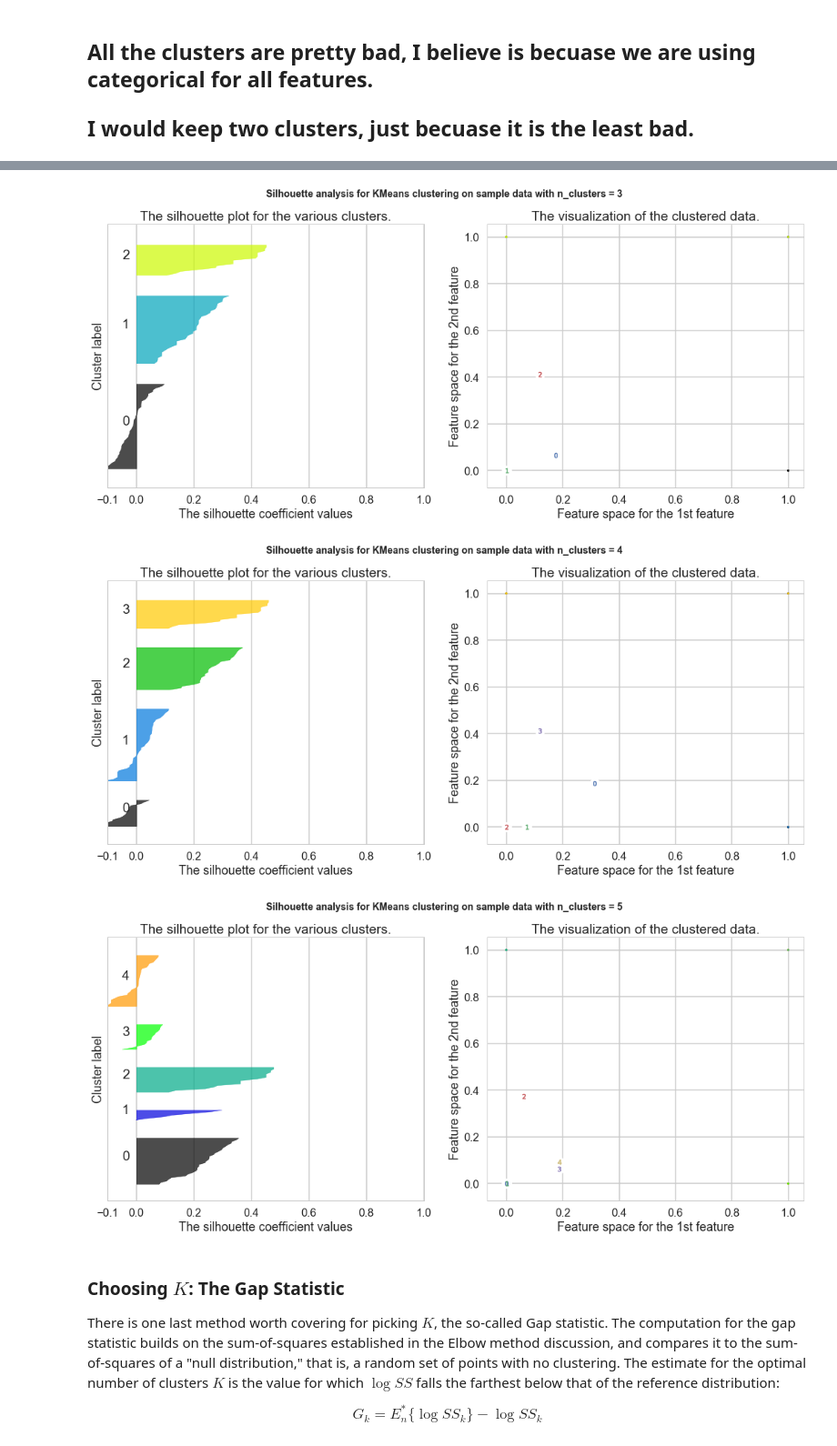
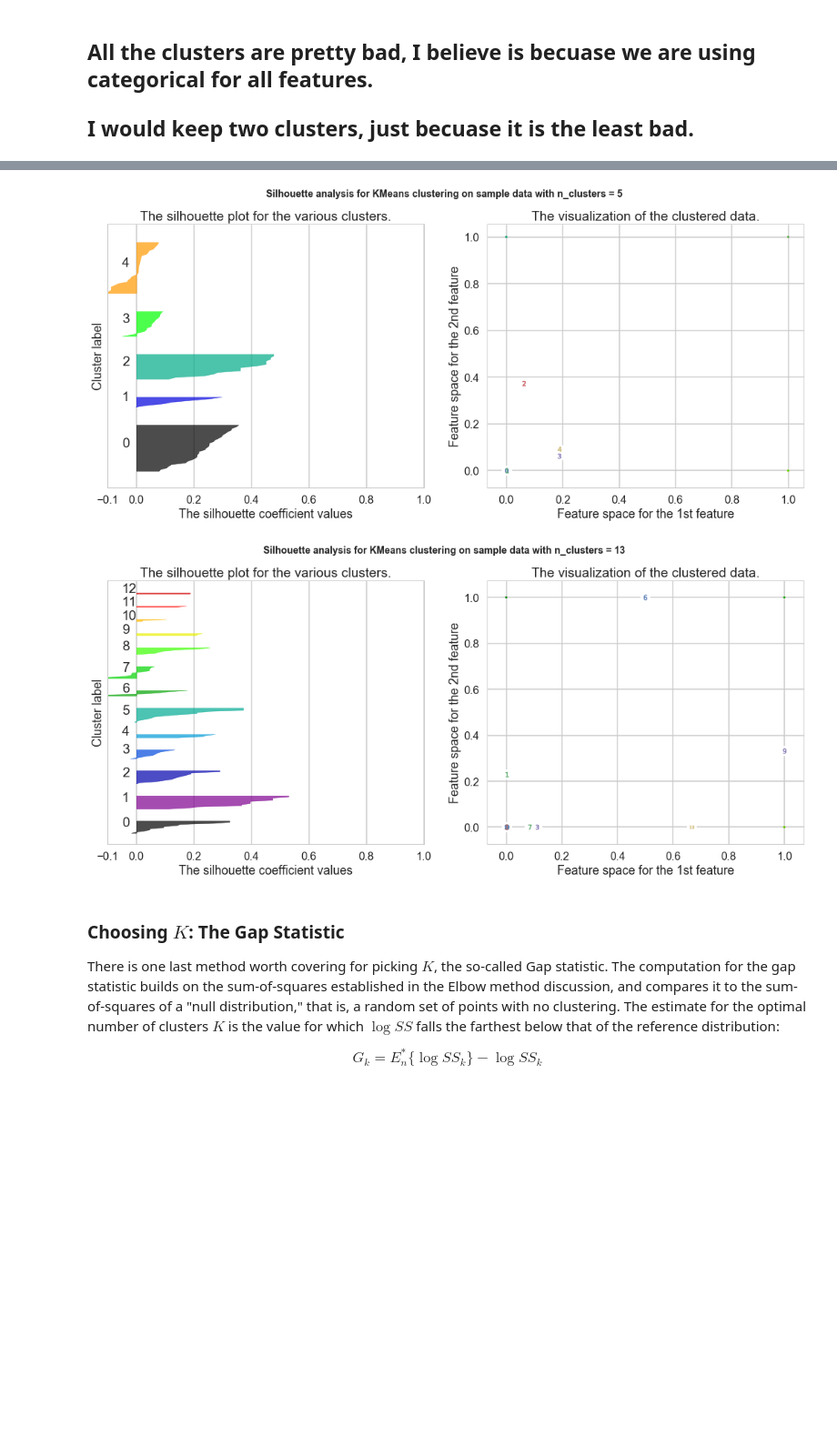
Before and after one commit to JCardenasRdz/SpringBoard, a Jupyter notebook: Projects/18_Clustering/Mini_Project_Clustering_Julio.ipynb, the cells around one changed output, grey strips where cells are left out. Shown: that part at 91% size. Saved outputs shown, nothing was run; the diff lists cells and outputs as text; code cells hidden in the pictures; blank space fills up the shorter version.

```diff
--- a/Projects/18_Clustering/Mini_Project_Clustering_Julio.ipynb
+++ b/Projects/18_Clustering/Mini_Project_Clustering_Julio.ipynb
@@ -237,9 +243,12 @@ Fortunately, scikit-learn provides a function to compute this for us (phew!) cal
 # %%
+X= x_cols
+range_n_clusters=[2,5,13]
+import matplotlib.pyplot as plt
+from sklearn.metrics import silhouette_samples
+from sklearn.cluster import KMeans
 import matplotlib.cm as cm
-from sklearn.metrics import silhouette_samples
+import numpy as np
 
-range_n_clusters = [2,3,4,5]
-X = x_cols
 for n_clusters in range_n_clusters:
     # Create a subplot with 1 row and 2 columns
     fig, (ax1, ax2) = plt.subplots(1, 2)
@@ -291,37 +300,35 @@ for n_clusters in range_n_clusters:
     # The vertical line for average silhouette score of all the values
 #    ax1.axvline(x=silhouette_avg, color="red", linestyle="--")
 
     ax1.set_yticks([])  # Clear the yaxis labels / ticks
     ax1.set_xticks([-0.1, 0, 0.2, 0.4, 0.6, 0.8, 1])
 
     # 2nd Plot showing the actual clusters formed
     colors = cm.spectral(cluster_labels.astype(float) / n_clusters)
     ax2.scatter(X[:, 0], X[:, 1], marker='.', s=30, lw=0, alpha=0.7,
                 c=colors)
 
     # Labeling the clusters
     centers = clusterer.cluster_centers_
     # Draw white circles at cluster centers
     ax2.scatter(centers[:, 0], centers[:, 1],
                 marker='o', c="white", alpha=1, s=200)
 
     for i, c in enumerate(centers):
         ax2.scatter(c[0], c[1], marker='$%d$' % i, alpha=1, s=50)
 
     ax2.set_title("The visualization of the clustered data.")
     ax2.set_xlabel("Feature space for the 1st feature")
     ax2.set_ylabel("Feature space for the 2nd feature")
 
     plt.suptitle(("Silhouette analysis for KMeans clustering on sample data "
                   "with n_clusters = %d" % n_clusters),
                  fontsize=14, fontweight='bold')
-
     plt.show()
 # %% [output]
 [figure]
-[figure, old version]
+[figure, new version]
-[figure, old version]
+[figure, new version]
-[figure, removed]
 # %% [markdown]
 ### Choosing $K$: The Gap Statistic
 
```
Also changed, not shown: parts of 11 cells of this notebook, 3 other files.
